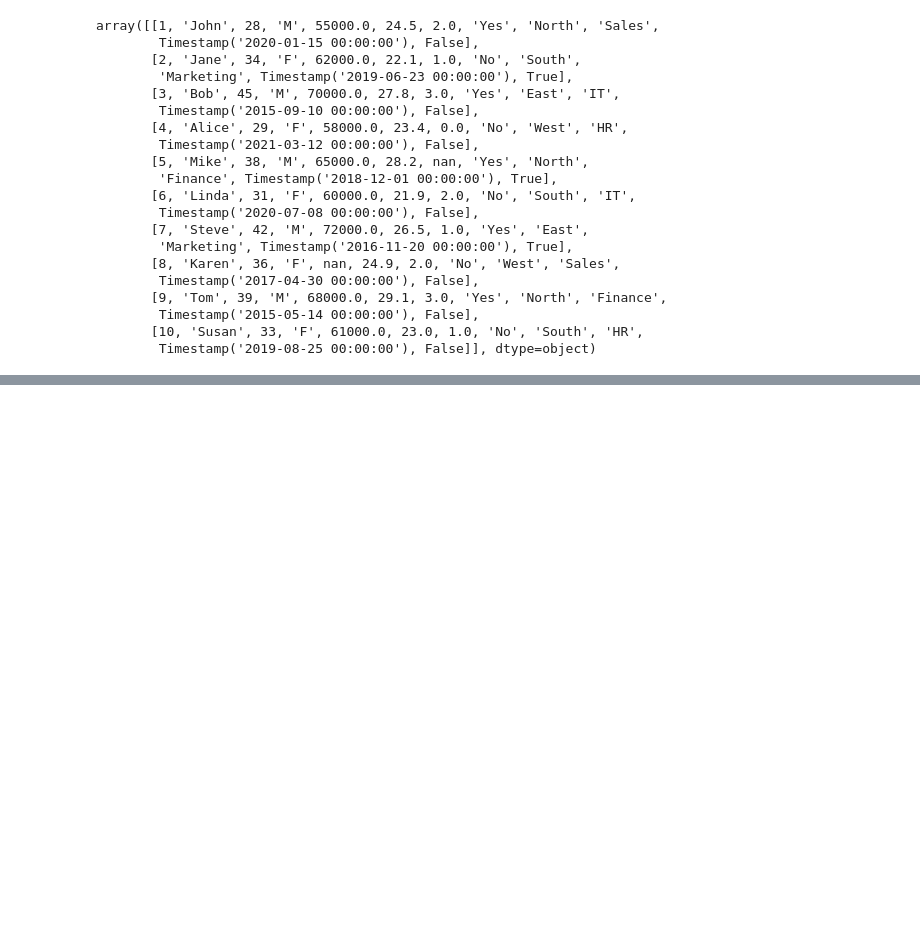
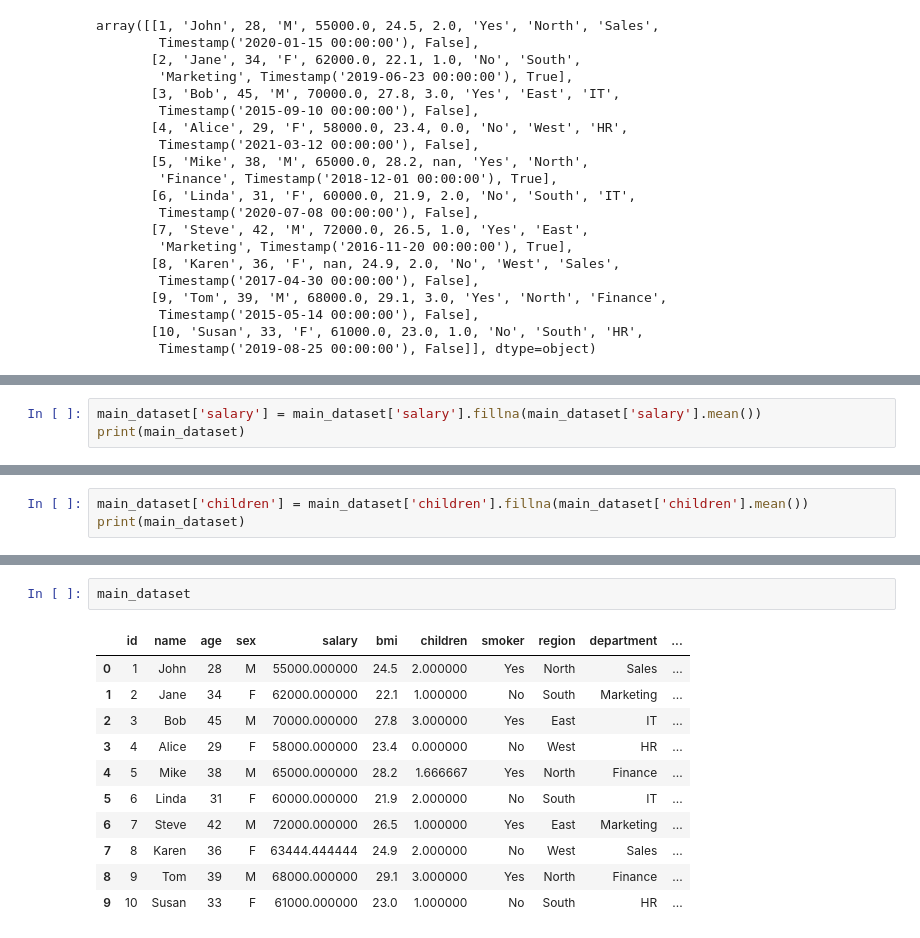
Before and after one commit to Md-Maruf-1727/LearningPractices, a Jupyter notebook: Pandas/Pandas4.ipynb, the cells around one changed output, grey strips where cells are left out. Saved outputs shown, nothing was run; the diff lists cells and outputs as text; blank space fills up the shorter version.

```diff
--- a/Pandas/Pandas4.ipynb
+++ b/Pandas/Pandas4.ipynb
@@ -217,0 +246,3 @@ array([[1, 'John', 28, 'M', 55000.0, 24.5, 2.0, 'Yes', 'North', 'Sales',
+# %%
+main_dataset['salary'] = main_dataset['salary'].fillna(main_dataset['salary'].mean())
+print(main_dataset)
@@ -217,0 +267,3 @@ array([[1, 'John', 28, 'M', 55000.0, 24.5, 2.0, 'Yes', 'North', 'Sales',
+# %%
+main_dataset['children'] = main_dataset['children'].fillna(main_dataset['children'].mean())
+print(main_dataset)
@@ -217,0 +352,14 @@ array([[1, 'John', 28, 'M', 55000.0, 24.5, 2.0, 'Yes', 'North', 'Sales',
+# %%
+main_dataset
+# %% [output]
+|  | id | name | age | sex | salary | bmi | children | smoker | region | department | ... |
+| 0 | 1 | John | 28 | M | 55000.000000 | 24.5 | 2.000000 | Yes | North | Sales | ... |
+| 1 | 2 | Jane | 34 | F | 62000.000000 | 22.1 | 1.000000 | No | South | Marketing | ... |
+| 2 | 3 | Bob | 45 | M | 70000.000000 | 27.8 | 3.000000 | Yes | East | IT | ... |
+| 3 | 4 | Alice | 29 | F | 58000.000000 | 23.4 | 0.000000 | No | West | HR | ... |
+| 4 | 5 | Mike | 38 | M | 65000.000000 | 28.2 | 1.666667 | Yes | North | Finance | ... |
+| 5 | 6 | Linda | 31 | F | 60000.000000 | 21.9 | 2.000000 | No | South | IT | ... |
+| 6 | 7 | Steve | 42 | M | 72000.000000 | 26.5 | 1.000000 | Yes | East | Marketing | ... |
+| 7 | 8 | Karen | 36 | F | 63444.444444 | 24.9 | 2.000000 | No | West | Sales | ... |
+| 8 | 9 | Tom | 39 | M | 68000.000000 | 29.1 | 3.000000 | Yes | North | Finance | ... |
+| 9 | 10 | Susan | 33 | F | 61000.000000 | 23.0 | 1.000000 | No | South | HR | ... |
```
Also changed, not shown: parts of 18 cells of this notebook.
